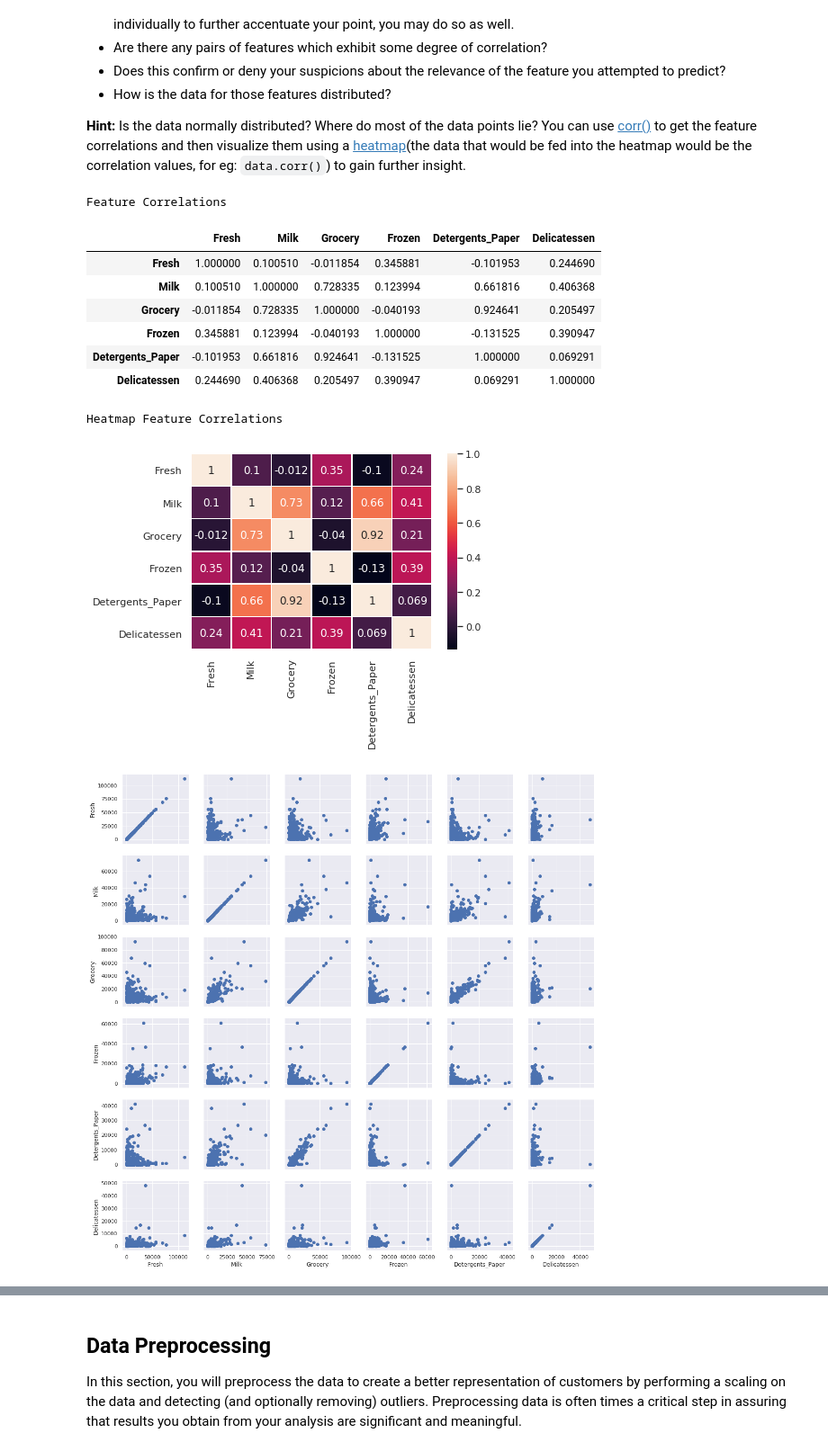
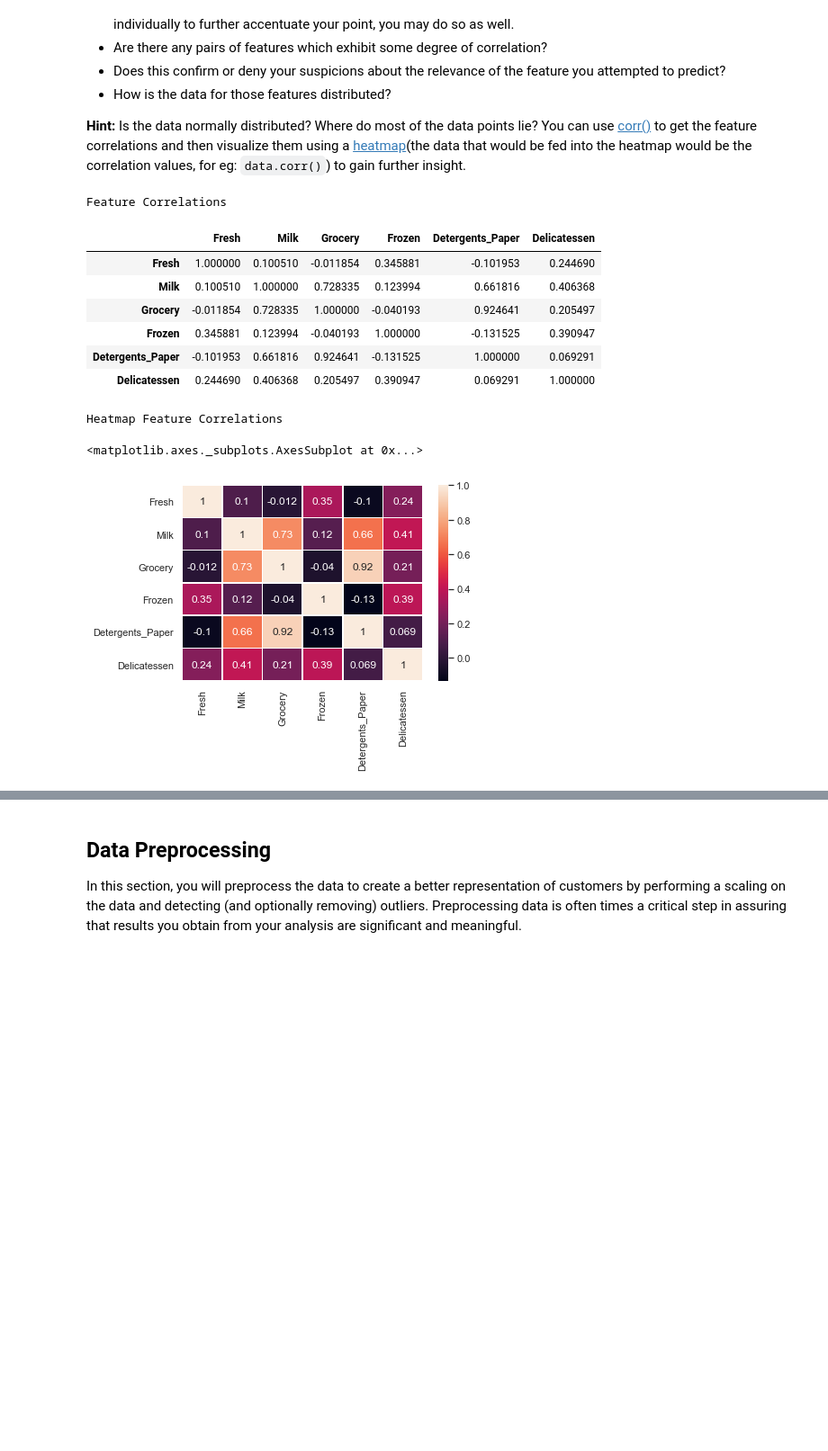
Before and after one commit to cjbarker/ml-nanodegree, a Jupyter notebook: customer-segments/customer_segments.ipynb, the cells around one changed output, grey strips where cells are left out. Shown at 90% size. Cells and saved outputs as stored; diff of their text form; code cells hidden in the pictures; blank space fills up the shorter version.

```diff
--- a/customer-segments/customer_segments.ipynb
+++ b/customer-segments/customer_segments.ipynb
@@ -182,29 +182,23 @@ pd.scatter_matrix(data, alpha = 0.3, figsize = (14,8), diagonal = 'kde');
 # %%
 # Compute feature correlations & display them
 corr_data = data.corr(method='pearson')
 print('Feature Correlations')
 display(corr_data)
 
-# Visualize via heatmap
+# Visualize via heatmap & boxplot
 import seaborn as sns
 sns.set()
 print('Heatmap Feature Correlations')
 sns.heatmap(corr_data, annot=True, linewidths=.5)
-
-# Visualize the data in 6 dimensions for all the features
-# Use PairGrid to avoid distroting the data
-g = sns.PairGrid(data)
-g.map(plt.scatter)
-plt.show()
 # %% [output]
 Feature Correlations
 |  | Fresh | Milk | Grocery | Frozen | Detergents_Paper | Delicatessen |
 | Fresh | 1.000000 | 0.100510 | -0.011854 | 0.345881 | -0.101953 | 0.244690 |
 | Milk | 0.100510 | 1.000000 | 0.728335 | 0.123994 | 0.661816 | 0.406368 |
 | Grocery | -0.011854 | 0.728335 | 1.000000 | -0.040193 | 0.924641 | 0.205497 |
 | Frozen | 0.345881 | 0.123994 | -0.040193 | 1.000000 | -0.131525 | 0.390947 |
 | Detergents_Paper | -0.101953 | 0.661816 | 0.924641 | -0.131525 | 1.000000 | 0.069291 |
 | Delicatessen | 0.244690 | 0.406368 | 0.205497 | 0.390947 | 0.069291 | 1.000000 |
 Heatmap Feature Correlations
+<matplotlib.axes._subplots.AxesSubplot at 0x...>
-[figure, old version]
+[figure, new version]
-[figure, removed]
```
Also changed, not shown: parts of 3 cells of this notebook.
